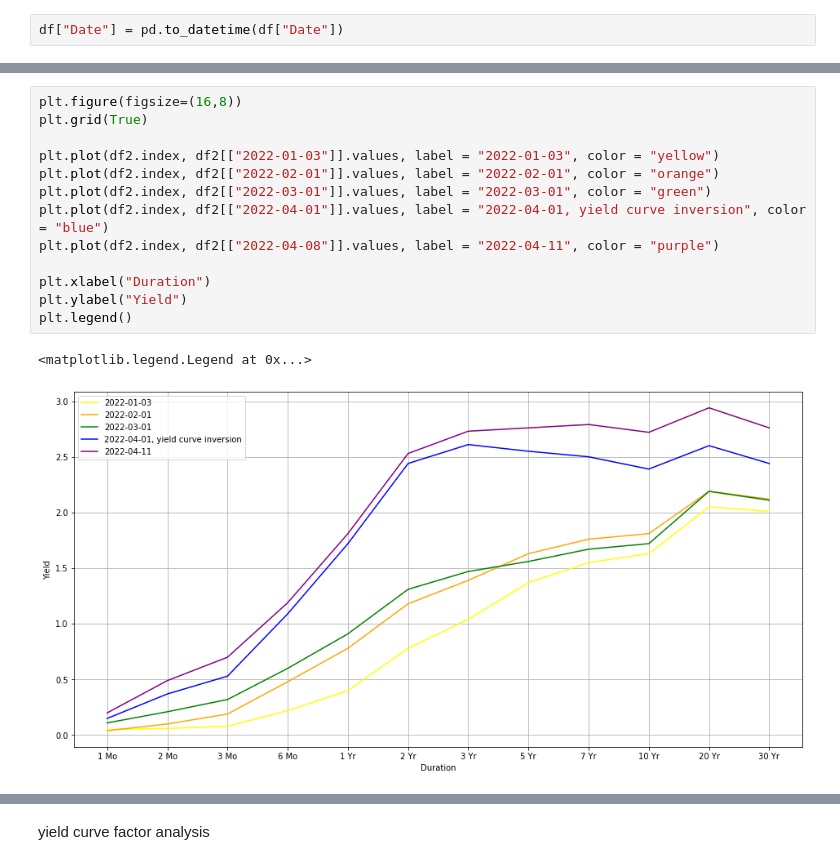
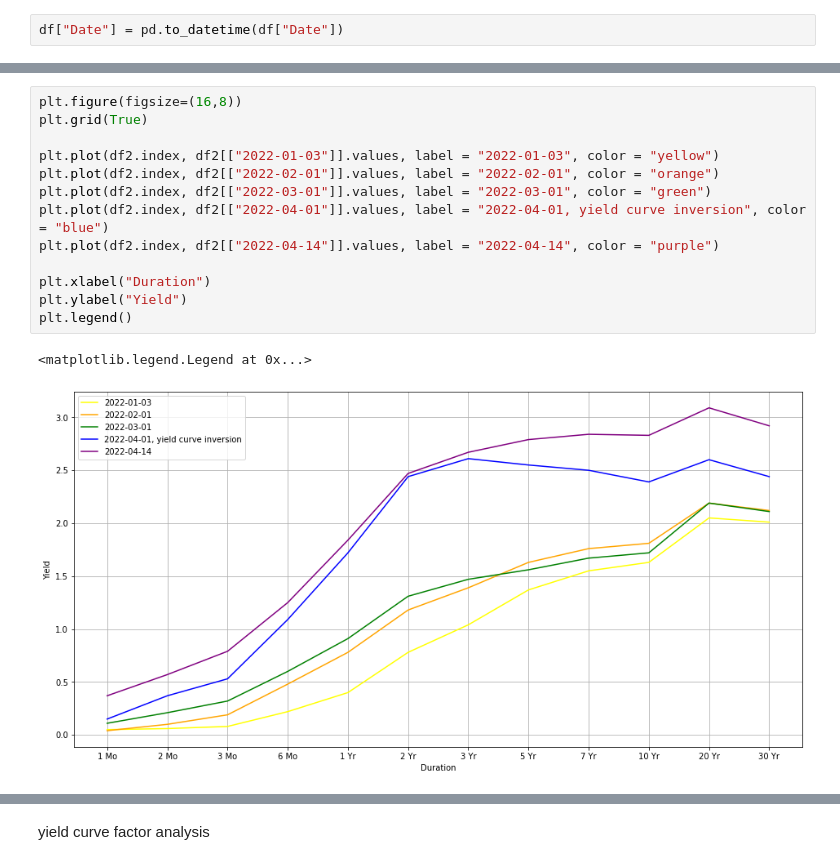
Before and after one commit to Wenbo-Git/Finance, a Jupyter notebook: Fixed Income/yield curves.ipynb, the cells around one changed output, grey strips where cells are left out. Drawn from its saved outputs; the diff is of its cells as text.

```diff
--- a/Fixed Income/yield curves.ipynb
+++ b/Fixed Income/yield curves.ipynb
@@ -85,19 +89,19 @@ df2
 # %%
 plt.figure(figsize=(16,8))
 plt.grid(True)
 
 plt.plot(df2.index, df2[["2022-01-03"]].values, label = "2022-01-03", color = "yellow")
 plt.plot(df2.index, df2[["2022-02-01"]].values, label = "2022-02-01", color = "orange")
 plt.plot(df2.index, df2[["2022-03-01"]].values, label = "2022-03-01", color = "green")
 plt.plot(df2.index, df2[["2022-04-01"]].values, label = "2022-04-01, yield curve inversion", color = "blue")
-plt.plot(df2.index, df2[["2022-04-08"]].values, label = "2022-04-11", color = "purple")
+plt.plot(df2.index, df2[["2022-04-14"]].values, label = "2022-04-14", color = "purple")
 
 plt.xlabel("Duration")
 plt.ylabel("Yield")
 plt.legend()
 # %% [output]
 <matplotlib.legend.Legend at 0x...>
-[figure, old version]
+[figure, new version]
 # %%
 import plotly.graph_objects as go
 fig = go.Figure(data=[go.Surface(x=df.columns, y=df["Date"], z=df.values)])
```
Also changed, not shown: parts of 9 cells of this notebook.
